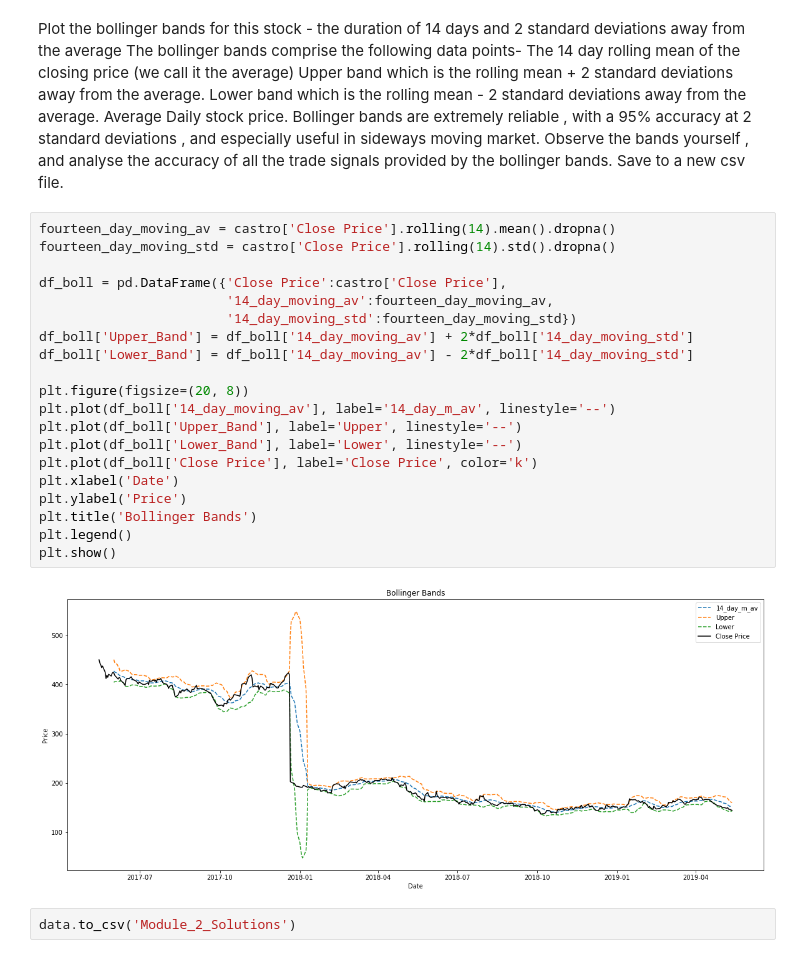
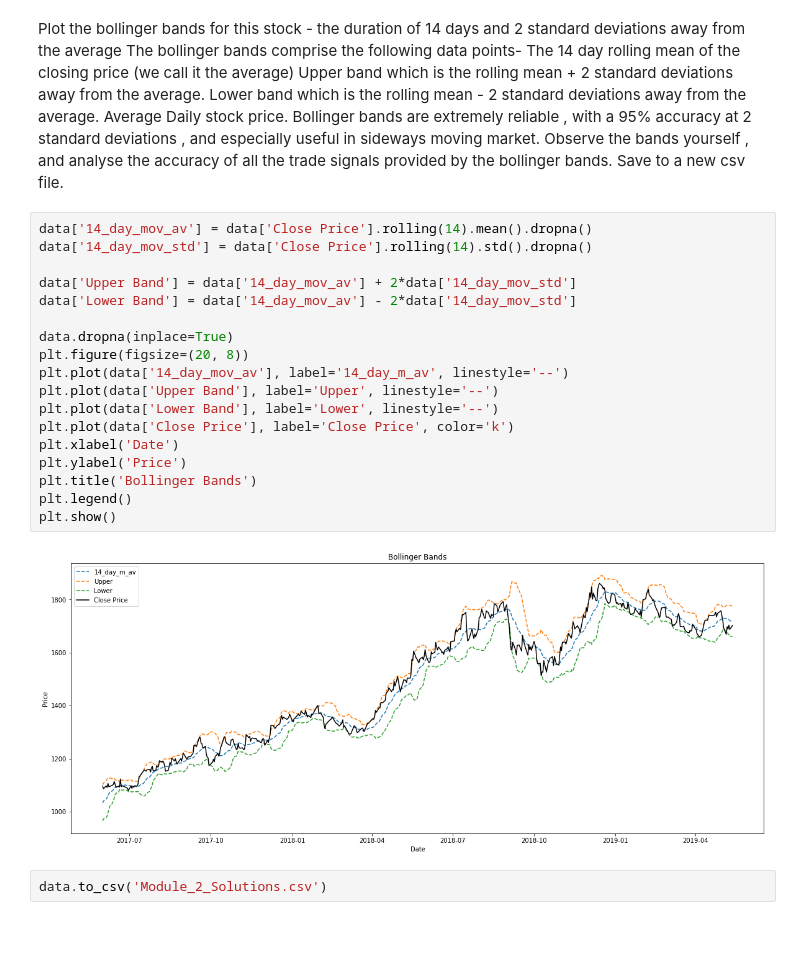
Before and after one commit to rishi-29-02/Basics-of-Financial-Market, a Jupyter notebook: Module_2.ipynb, the cells around one changed output. Cells and saved outputs as stored; diff of their text form; blank space fills up the shorter version.

```diff
--- a/Module_2.ipynb
+++ b/Module_2.ipynb
@@ -518,26 +518,24 @@ plt.show()
 # %% [markdown]
 Plot the bollinger bands for this stock - the duration of 14 days and 2 standard deviations away from the average The bollinger bands comprise the following data points- The 14 day rolling mean of the closing price (we call it the average) Upper band which is the rolling mean + 2 standard deviations away from the average. Lower band which is the rolling mean - 2 standard deviations away from the average. Average Daily stock price. Bollinger bands are extremely reliable , with a 95% accuracy at 2 standard deviations , and especially useful in sideways moving market. Observe the bands yourself , and analyse the accuracy of all the trade signals provided by the bollinger bands. Save to a new csv file.
 # %%
-fourteen_day_moving_av = castro['Close Price'].rolling(14).mean().dropna()
-fourteen_day_moving_std = castro['Close Price'].rolling(14).std().dropna()
+data['14_day_mov_av'] = data['Close Price'].rolling(14).mean().dropna()
+data['14_day_mov_std'] = data['Close Price'].rolling(14).std().dropna()
 
-df_boll = pd.DataFrame({'Close Price':castro['Close Price'],
-                        '14_day_moving_av':fourteen_day_moving_av,
-                        '14_day_moving_std':fourteen_day_moving_std})
-df_boll['Upper_Band'] = df_boll['14_day_moving_av'] + 2*df_boll['14_day_moving_std']
-df_boll['Lower_Band'] = df_boll['14_day_moving_av'] - 2*df_boll['14_day_moving_std']
+data['Upper Band'] = data['14_day_mov_av'] + 2*data['14_day_mov_std']
+data['Lower Band'] = data['14_day_mov_av'] - 2*data['14_day_mov_std']
 
+data.dropna(inplace=True)
 plt.figure(figsize=(20, 8))
-plt.plot(df_boll['14_day_moving_av'], label='14_day_m_av', linestyle='--')
-plt.plot(df_boll['Upper_Band'], label='Upper', linestyle='--')
-plt.plot(df_boll['Lower_Band'], label='Lower', linestyle='--')
-plt.plot(df_boll['Close Price'], label='Close Price', color='k')
+plt.plot(data['14_day_mov_av'], label='14_day_m_av', linestyle='--')
+plt.plot(data['Upper Band'], label='Upper', linestyle='--')
+plt.plot(data['Lower Band'], label='Lower', linestyle='--')
+plt.plot(data['Close Price'], label='Close Price', color='k')
 plt.xlabel('Date')
 plt.ylabel('Price')
 plt.title('Bollinger Bands')
 plt.legend()
 plt.show()
 # %% [output]
-[figure, old version]
+[figure, new version]
 # %%
-data.to_csv('Module_2_Solutions')
+data.to_csv('Module_2_Solutions.csv')
```
Also changed, not shown: parts of 1 cell of this notebook.
